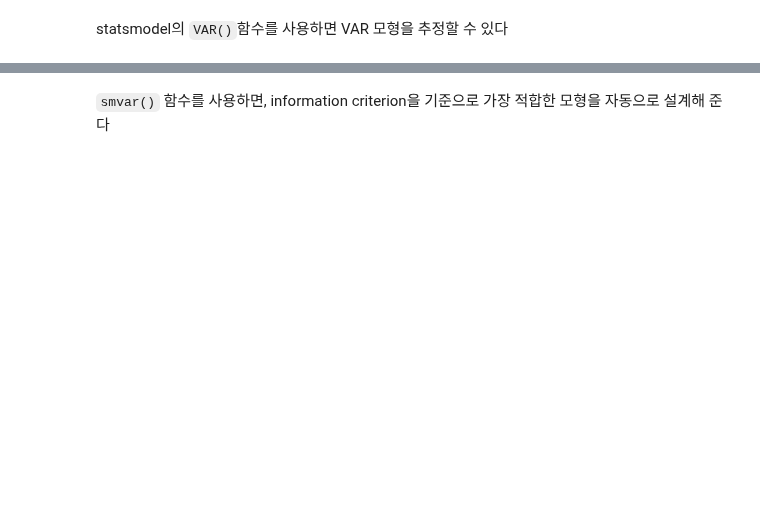
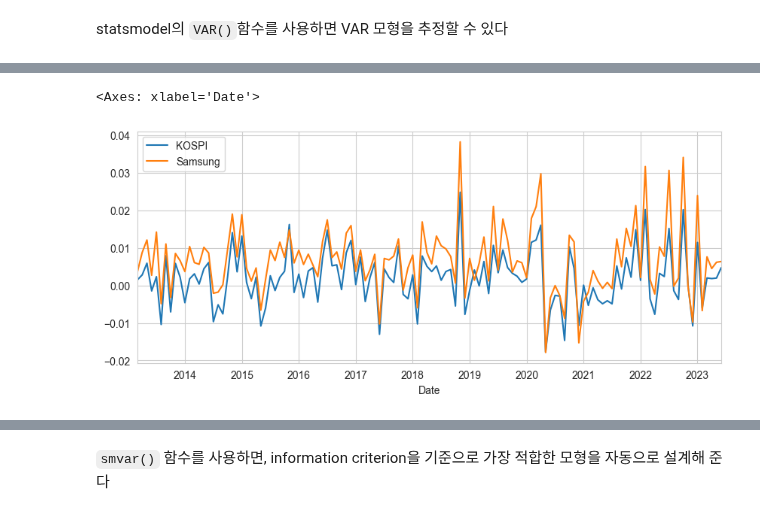
Before and after one commit to Tommylee1013/QUANTIFI, a Jupyter notebook: Week 06/Multivariate Time Series.ipynb, the cells around one changed output, grey strips where cells are left out. Cells and saved outputs as stored; diff of their text form; code cells hidden in the pictures; blank space fills up the shorter version.

```diff
--- a/Week 06/Multivariate Time Series.ipynb
+++ b/Week 06/Multivariate Time Series.ipynb
@@ -294,0 +320,5 @@ Samsung    0.732126  1.000000
+# %%
+results.fittedvalues.plot(figsize = (10,4))
+# %% [output]
+<Axes: xlabel='Date'>
+[figure, added]
```
Also changed, not shown: parts of 29 cells of this notebook, 2 other files.
